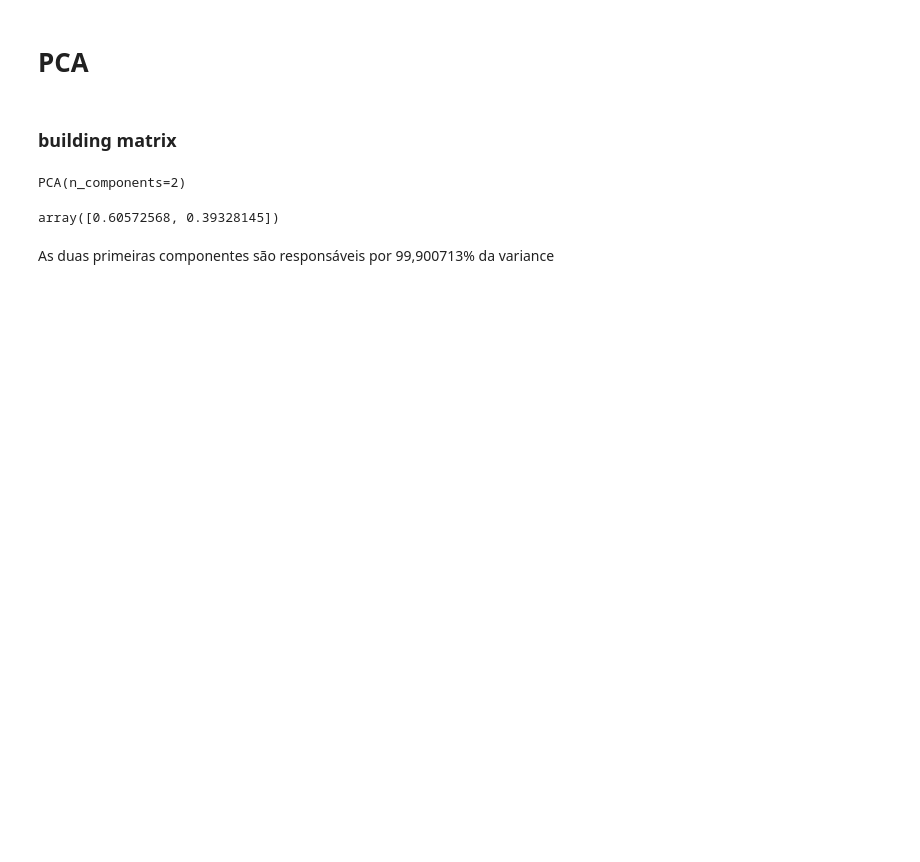
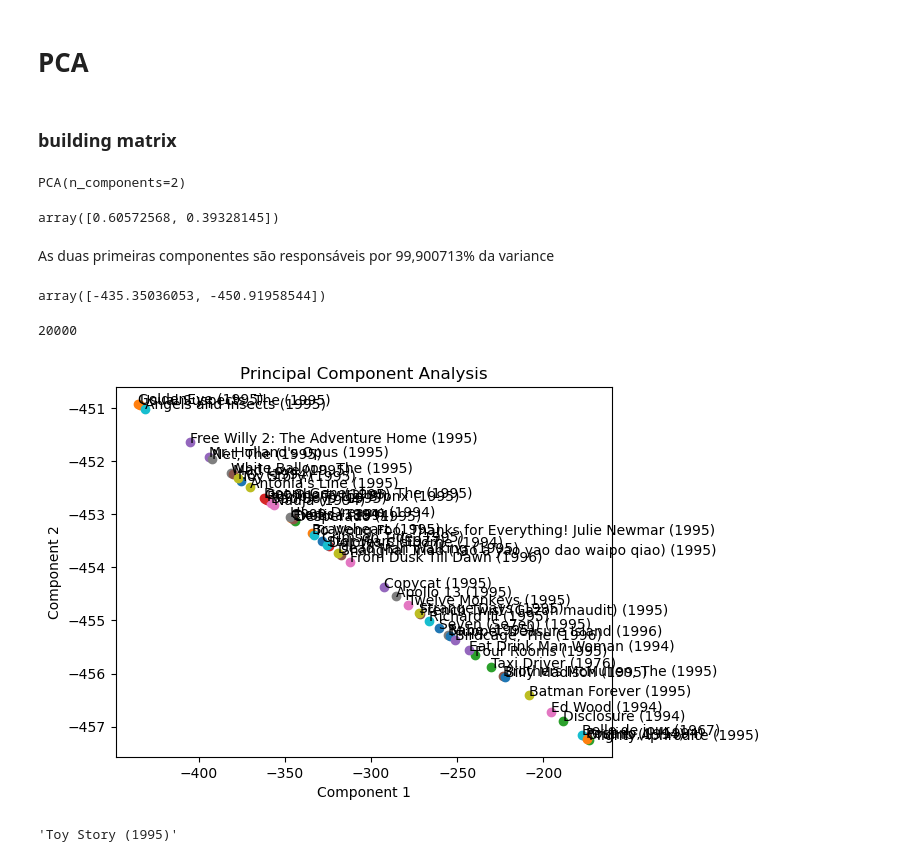
Before and after one commit to PFig420/ED_Movie_Recommender_Similarity, a Jupyter notebook: RecomendationSystem.ipynb, the cells around one changed output. Drawn from its saved outputs; the diff is of its cells as text; code cells hidden in the pictures; blank space fills up the shorter version.

```diff
--- a/RecomendationSystem.ipynb
+++ b/RecomendationSystem.ipynb
@@ -190,0 +198,4 @@ db.describe()
+# %%
+train = db.sample(frac=0.8, random_state=7)
+# %%
+test=pd.merge(db,train, indicator=True, how='outer').query('_merge=="left_only"').drop('_merge', axis=1)
@@ -204,3 +241,33 @@ pca.explained_variance_ratio_
 array([0.60572568, 0.39328145])
 # %% [markdown]
 As duas primeiras componentes são responsáveis por 99,900713% da variance
+# %%
+X_train = pca.fit_transform(train)
+X_test = pca.transform(test)
+# %%
+X_test[1]
+# %% [output]
+array([-435.35036053, -450.91958544])
+# %%
+comp1=X_test[:, 0]
+comp2=X_test[:,1]
+# %%
+len(comp1)
+len(comp2)
+# %% [output]
+20000
+# %%
+for i in range(50):
+    plt.plot(comp1[i], comp2[i], 'o')
+    plt.annotate(movies_data[movies_data.movieid == i+1].title.values[0], [comp1[i], comp2[i]])
+
+plt.ylabel("Component 2")
+plt.xlabel("Component 1")
+plt.title("Principal Component Analysis")
+plt.show()
+# %% [output]
+[figure, added]
+# %%
+movies_data[movies_data.movieid == 1].title.values[0]
+# %% [output]
+'Toy Story (1995)'
```
Also changed, not shown: parts of 8 cells of this notebook.
